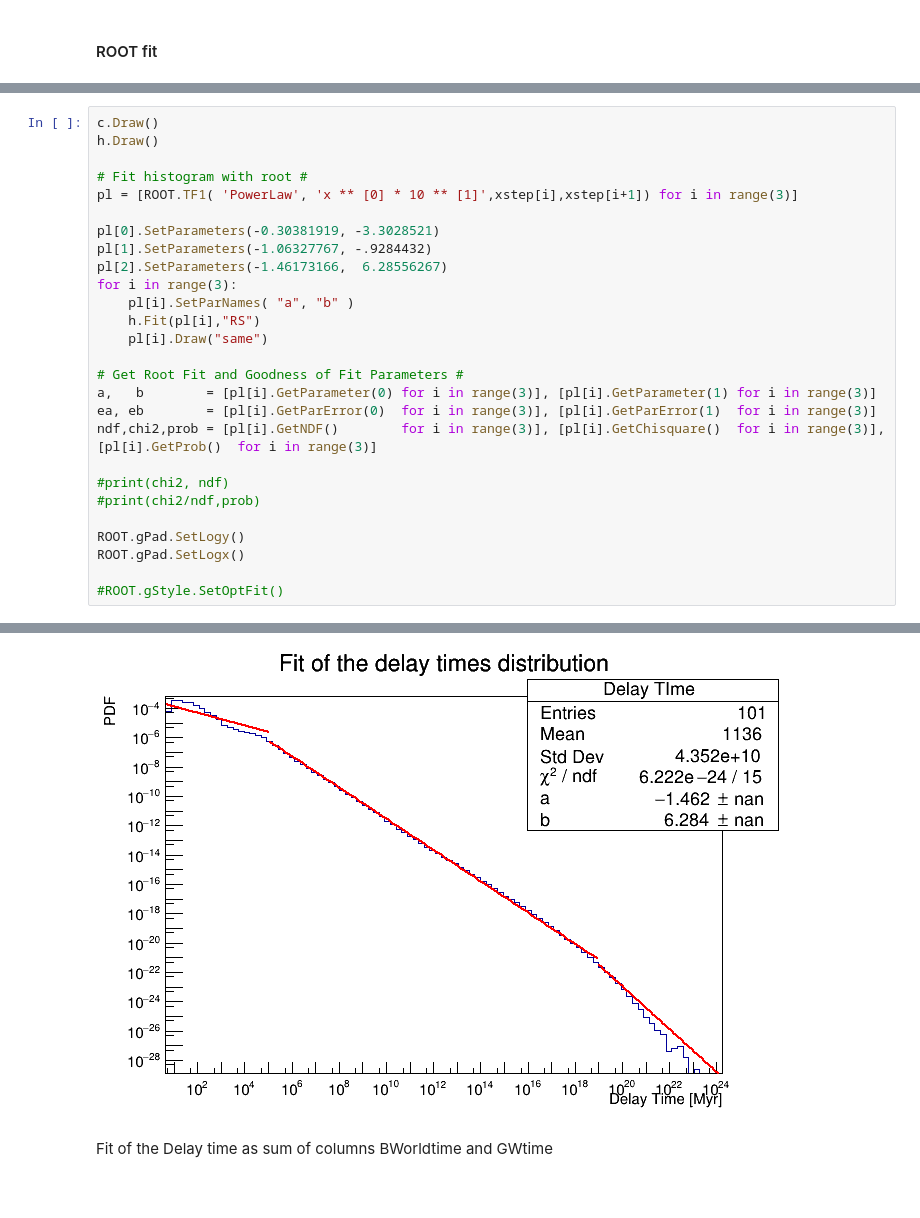
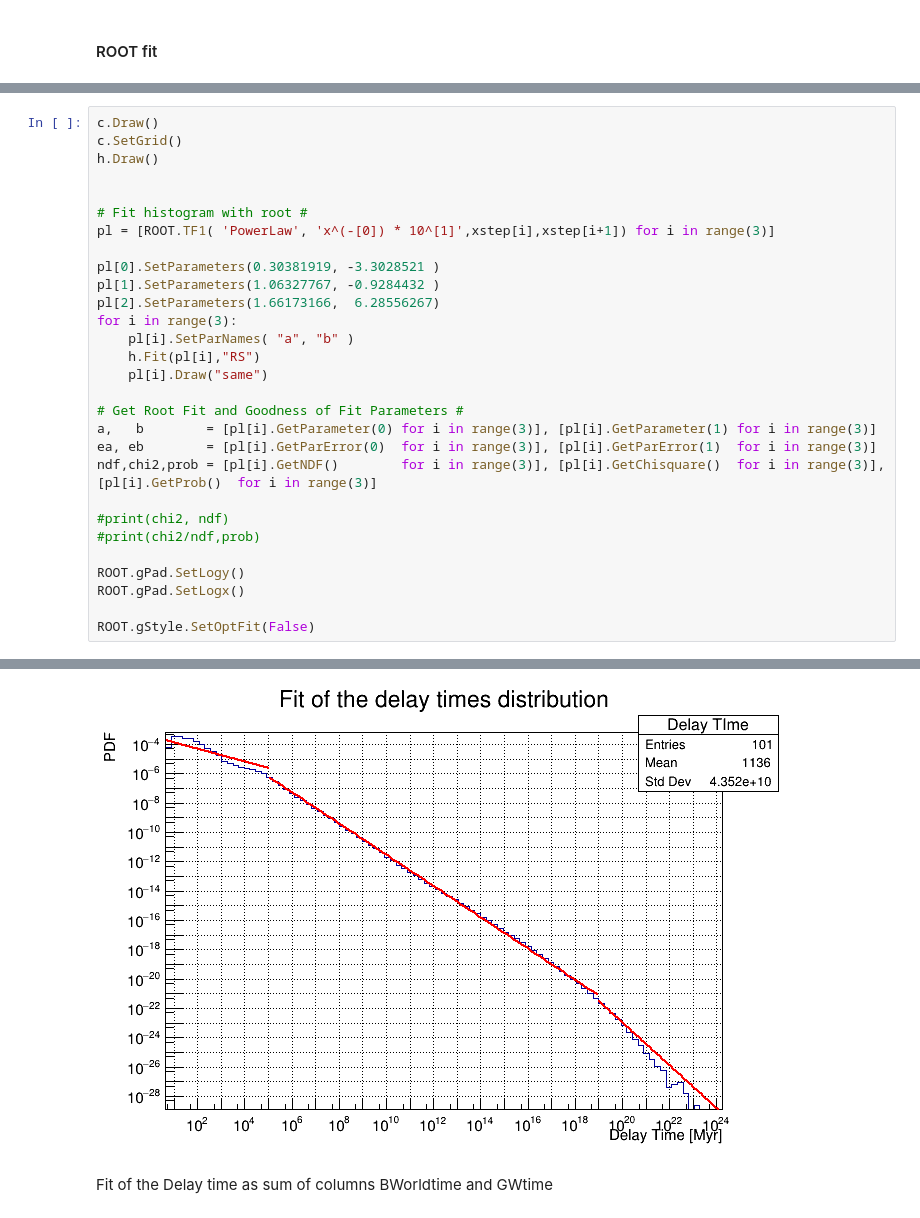
Before and after one commit to Bahadoram/Delay-Time-Dist.-of-Compact-Binary-Objects, a Jupyter notebook: distribution_fitting.ipynb, the cells around one changed output, grey strips where cells are left out. Saved outputs shown, nothing was run; the diff lists cells and outputs as text.

```diff
--- a/distribution_fitting.ipynb
+++ b/distribution_fitting.ipynb
@@ -188,13 +188,15 @@ ROOT.gStyle.SetOptFit()
 # %%
 c.Draw()
+c.SetGrid()
 h.Draw()
 
+
 # Fit histogram with root #
-pl = [ROOT.TF1( 'PowerLaw', 'x ** [0] * 10 ** [1]',xstep[i],xstep[i+1]) for i in range(3)]
+pl = [ROOT.TF1( 'PowerLaw', 'x^(-[0]) * 10^[1]',xstep[i],xstep[i+1]) for i in range(3)]
 
-pl[0].SetParameters(-0.30381919, -3.3028521)
-pl[1].SetParameters(-1.06327767, -.9284432)
-pl[2].SetParameters(-1.46173166,  6.28556267)
+pl[0].SetParameters(0.30381919, -3.3028521 )
+pl[1].SetParameters(1.06327767, -0.9284432 )
+pl[2].SetParameters(1.66173166,  6.28556267)
 for i in range(3):
     pl[i].SetParNames( "a", "b" )
     h.Fit(pl[i],"RS")
@@ -211,5 +213,5 @@ ndf,chi2,prob = [pl[i].GetNDF()        for i in range(3)], [pl[i].GetChisquare()
 ROOT.gPad.SetLogy()
 ROOT.gPad.SetLogx()
 
-#ROOT.gStyle.SetOptFit()
+ROOT.gStyle.SetOptFit(False)
 # %% [output]
@@ -234,4 +236,4 @@ ROOT.gPad.SetLogx()
-[figure, old version]
+[figure, new version]
 # %% [markdown]
 Fit of the Delay time as sum of columns BWorldtime and GWtime
 # %%
```
Also changed, not shown: parts of 4 cells of this notebook.
